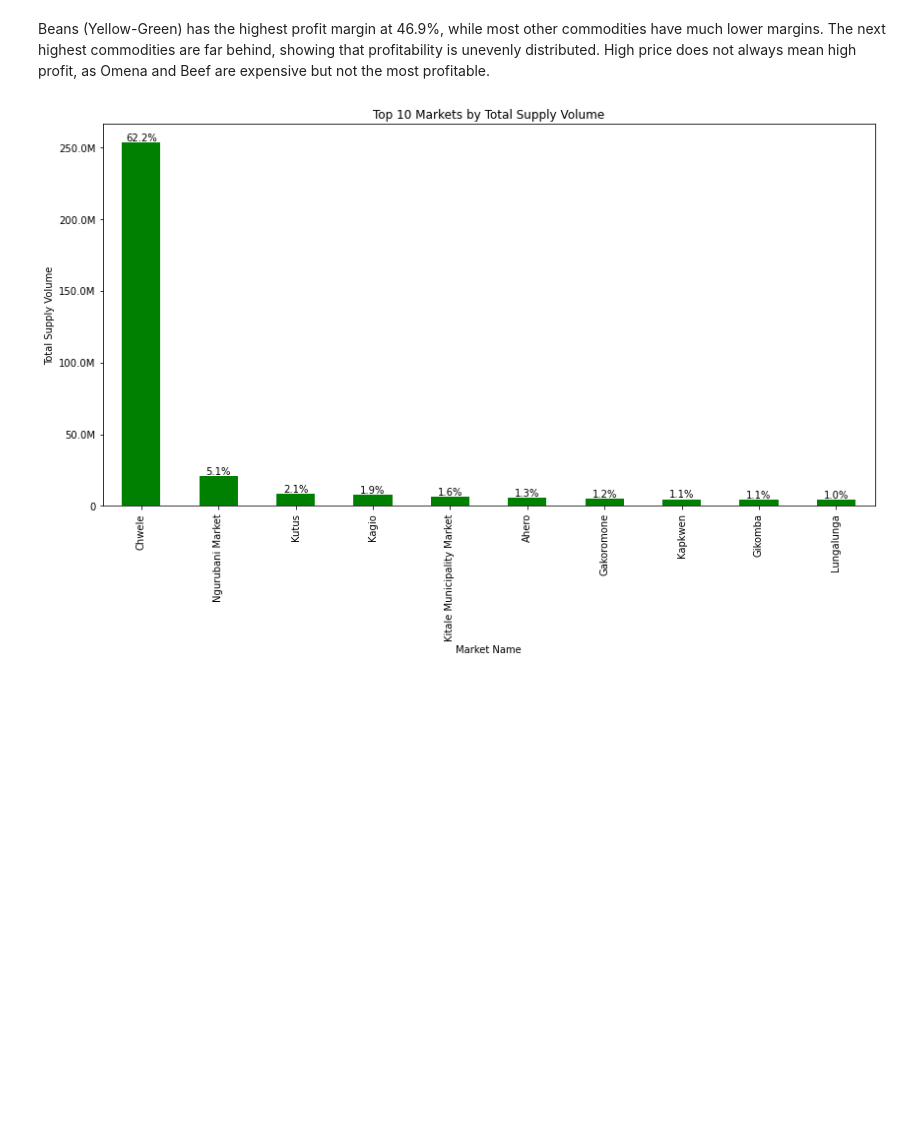
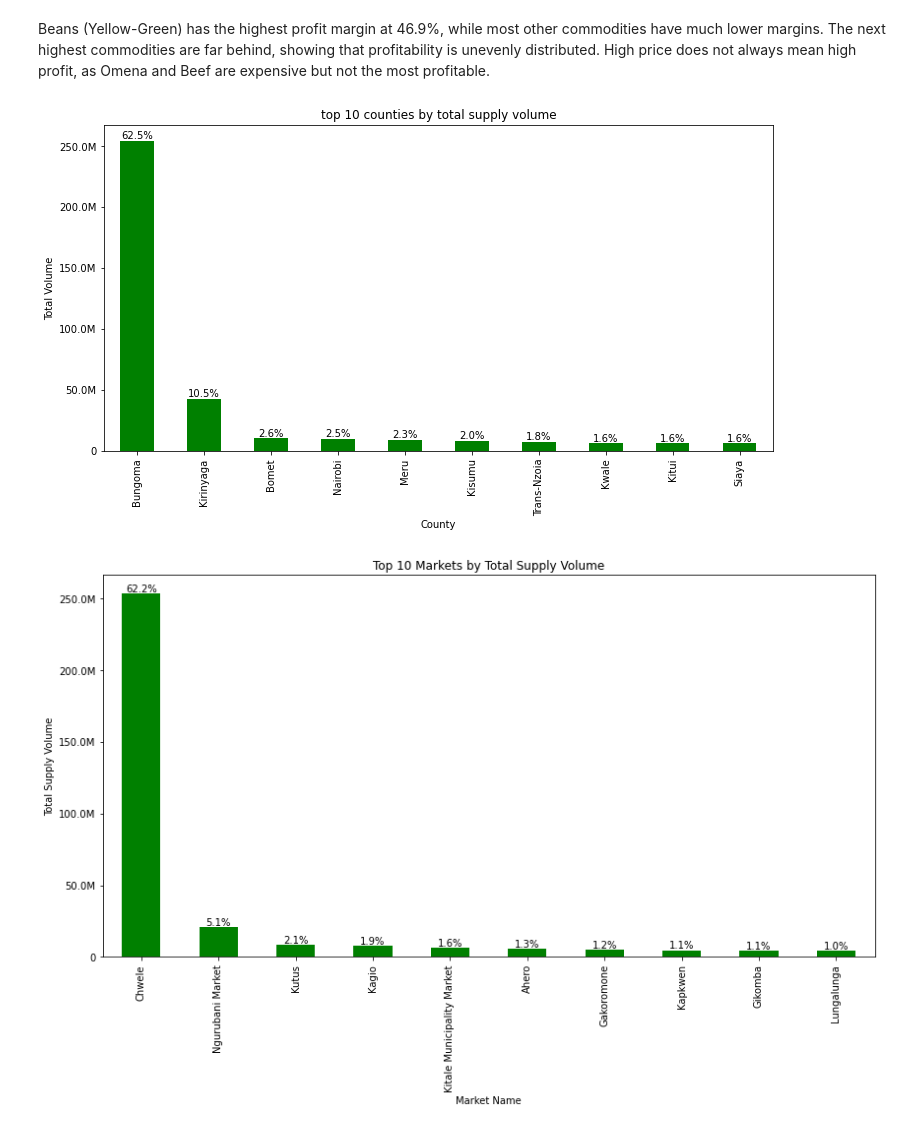
Before and after one commit to Victor-Mufasa/Agricultural-Commodity-Price-Forecasting, a Jupyter notebook: index.ipynb, the cells around one changed output. Saved outputs shown, nothing was run; the diff lists cells and outputs as text; code cells hidden in the pictures; blank space fills up the shorter version.

Commit message:
Made changes on plots

```diff
--- a/index.ipynb
+++ b/index.ipynb
@@ -333,4 +333,38 @@ for i, rate in enumerate(df1.head(10)):
 [figure]
 # %% [markdown]
 Beans (Yellow-Green) has the highest profit margin at 46.9%, while most other commodities have much lower margins. The next highest commodities are far behind, showing that profitability is unevenly distributed. High price does not always mean high profit, as Omena and Beef are expensive but not the most profitable.
+# %%
+import matplotlib.ticker as ticker
+
+# Function to format large numbers
+def billions_formatter(x, pos):
+    """Format number as Billions (B) or Millions (M)"""
+    if x >= 1e9:
+        return f'{x/1e9:.1f}B'
+    elif x >= 1e6:
+        return f'{x/1e6:.1f}M'
+    elif x >= 1e3:
+        return f'{x/1e3:.0f}K'
+    else:
+        return f'{x:.0f}'
+# Visualizing top 10 counties by total supply volume
+plt.figure(figsize=(12, 6))
+df2 = data.groupby('County')['Supply Volume'].sum().sort_values(ascending=False)
+ax = df2.head(10).plot(kind='bar', color='green')
+# Apply custom formatter to y-axis
+ax.yaxis.set_major_formatter(ticker.FuncFormatter(billions_formatter))
+plt.title('top 10 counties by total supply volume')
+plt.ylabel('Total Volume')
+total = df2.sum()
+for i, rate in enumerate(df2.head(10)):
+    plt.text(
+        i,
+        rate,
+        f"{rate/total:.1%}",
+        ha='center',
+        va='bottom',
+        fontsize=10
+    );
+# %% [output]
+[figure, added]
 # %%
```
Also changed, not shown: parts of 3 cells of this notebook, 36 other files.
